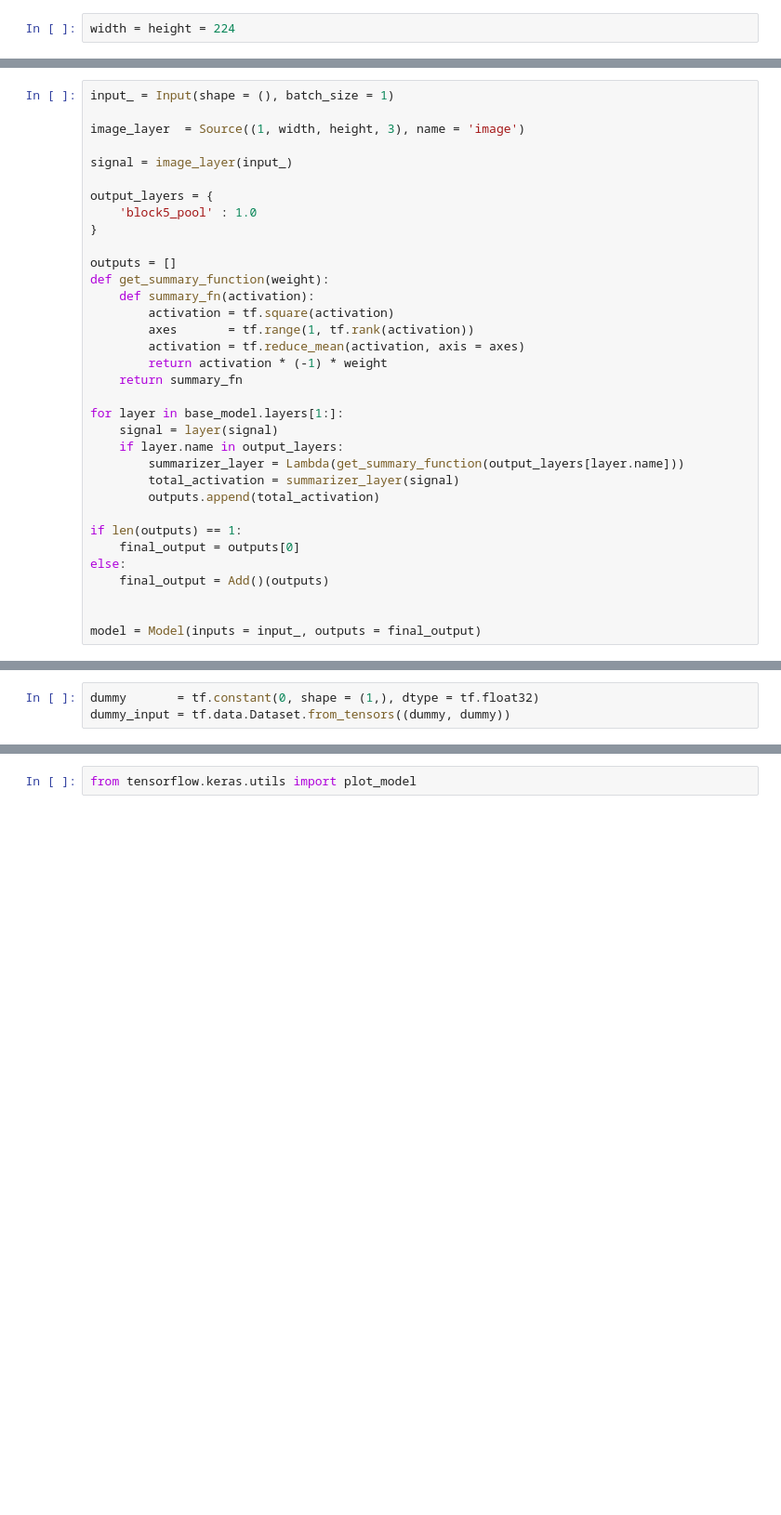
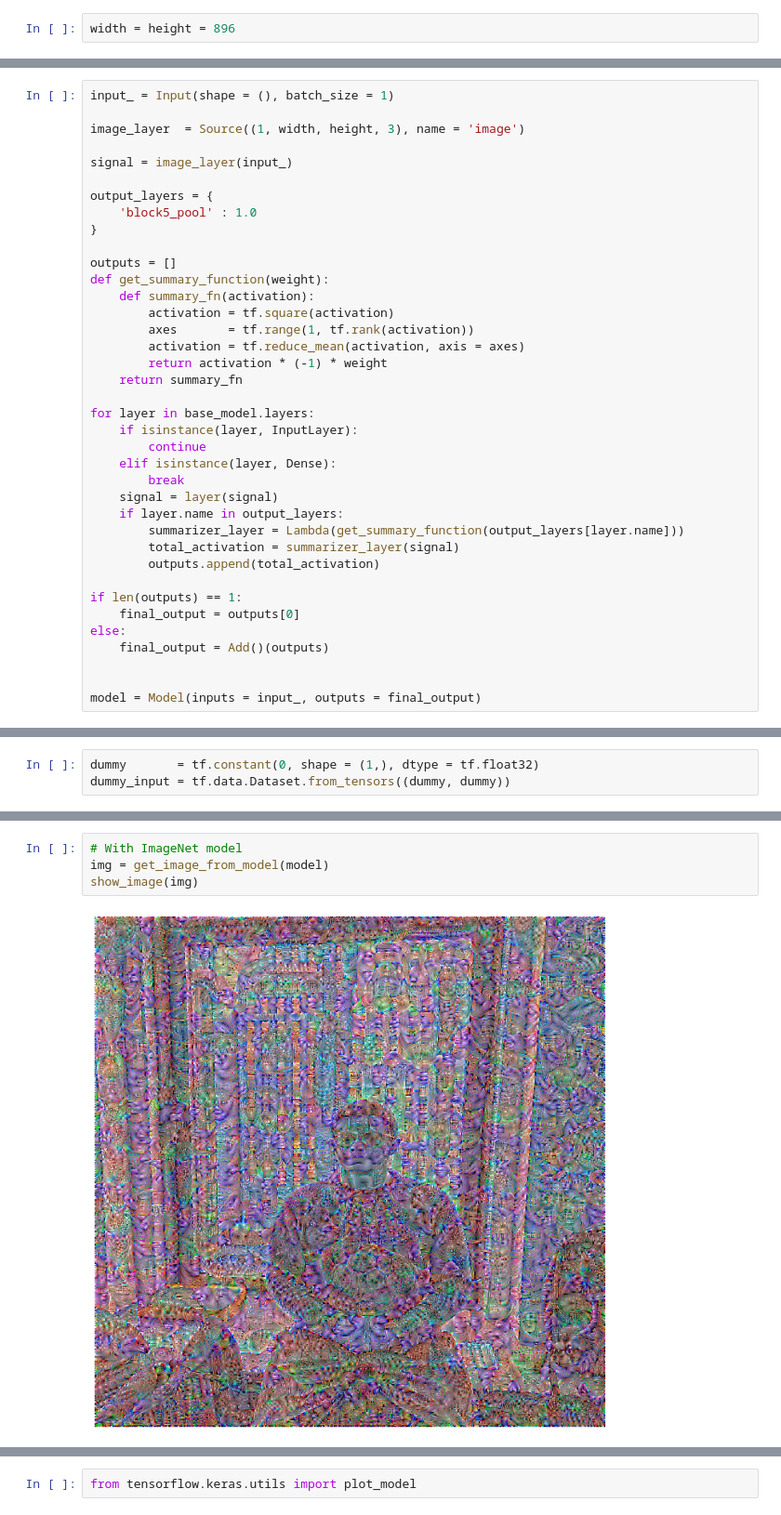
Before and after one commit to rcharan/art-dream, a Jupyter notebook: dreaming/dream-v2.ipynb, the cells around one changed output, grey strips where cells are left out. Shown at 93% size. Drawn from its saved outputs; the diff is of its cells as text; blank space fills up the shorter version.

```diff
--- a/dreaming/dream-v2.ipynb
+++ b/dreaming/dream-v2.ipynb
@@ -41,7 +44,7 @@ from utilities import (
 # %% [markdown]
 ### Setup
 # %%
-width = height = 224
+width = height = 896
 # %%
 # Load the model
 # model_name = 'vgg19-INet-down2-b'
@@ -70,7 +73,11 @@ def get_summary_function(weight):
         return activation * (-1) * weight
     return summary_fn
 
-for layer in base_model.layers[1:]:
+for layer in base_model.layers:
+    if isinstance(layer, InputLayer):
+        continue
+    elif isinstance(layer, Dense):
+        break
     signal = layer(signal)
     if layer.name in output_layers:
         summarizer_layer = Lambda(get_summary_function(output_layers[layer.name]))
@@ -101,0 +116,6 @@ history = model.fit(dummy_input.repeat(100), epochs = 3)
+# %%
+# With ImageNet model
+img = get_image_from_model(model)
+show_image(img)
+# %% [output]
+[figure, added]
```
Also changed, not shown: parts of 4 cells of this notebook, 2 other files.
